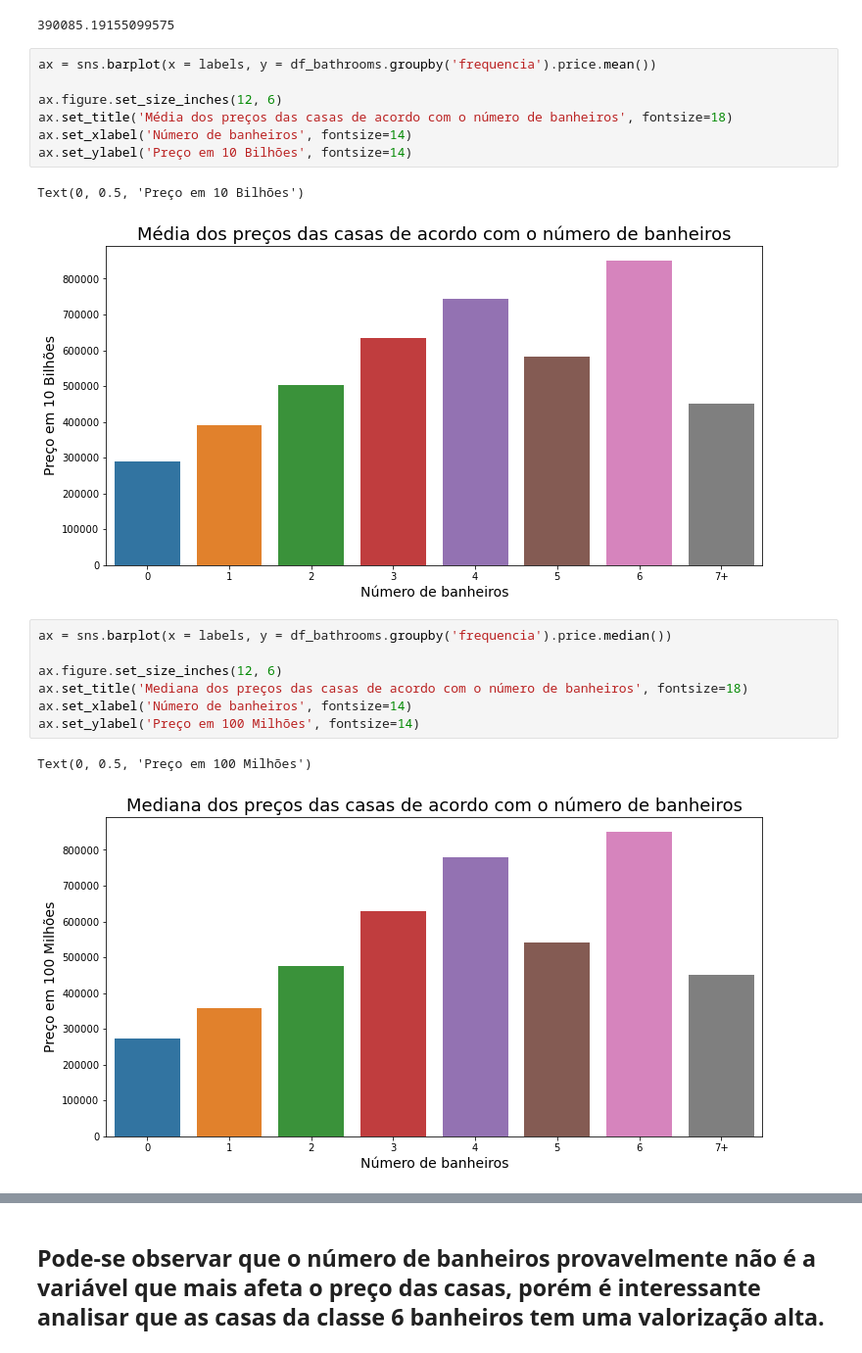
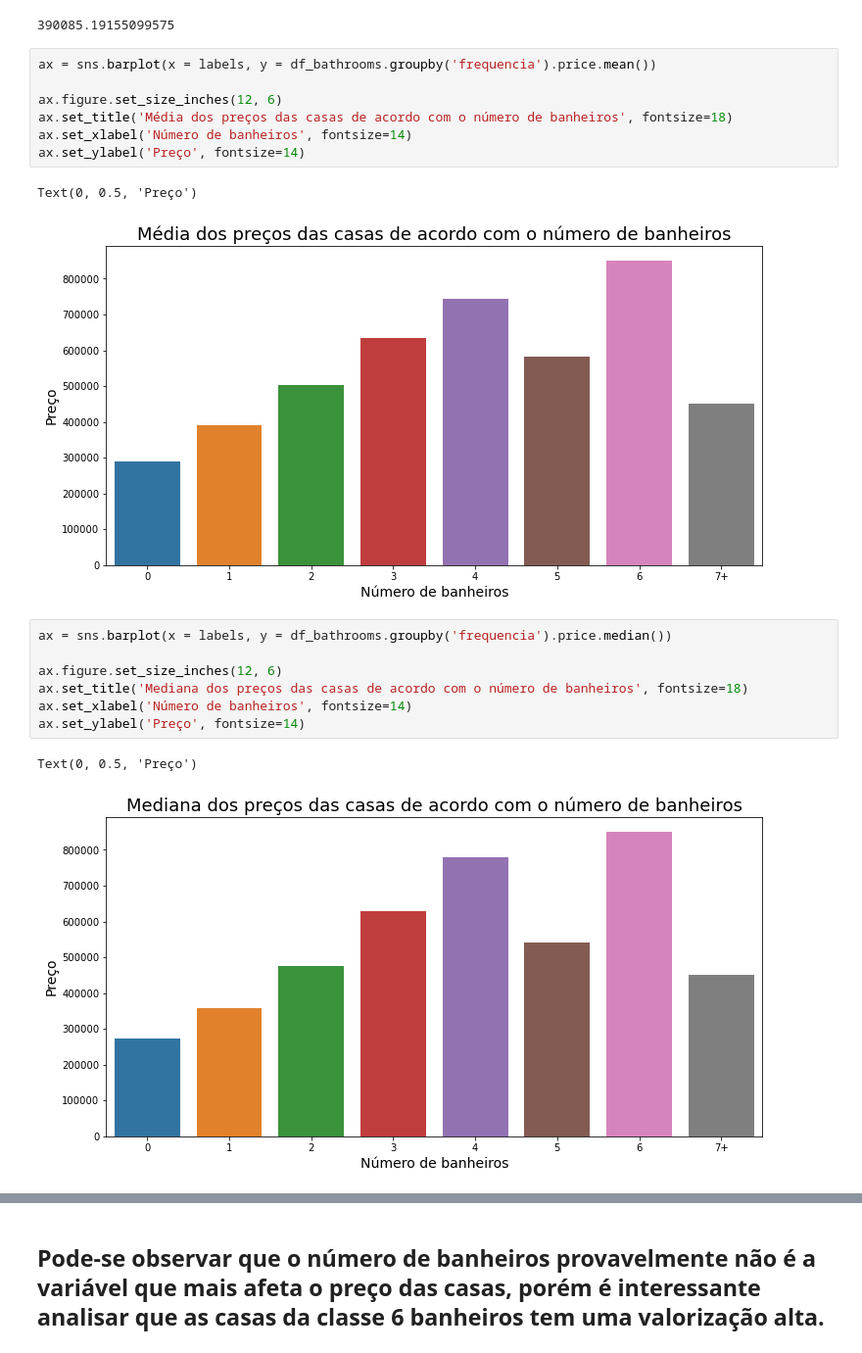
Before and after one commit to Ronan-Castro/KingCounty_House, a Jupyter notebook: Execução/Insights_Terceira_Parte_Graphs.ipynb, the cells around one changed output, grey strips where cells are left out. Shown: that part at 98% size. Cells and saved outputs as stored; diff of their text form.

```diff
--- a/Execução/Insights_Terceira_Parte_Graphs.ipynb
+++ b/Execução/Insights_Terceira_Parte_Graphs.ipynb
@@ -379,23 +379,23 @@ See the caveats in the documentation: https://pandas.pydata.org/pandas-docs/stab
 # %%
 ax = sns.barplot(x = labels, y = df_bathrooms.groupby('frequencia').price.mean())
 
 ax.figure.set_size_inches(12, 6)
 ax.set_title('Média dos preços das casas de acordo com o número de banheiros', fontsize=18)
 ax.set_xlabel('Número de banheiros', fontsize=14)
-ax.set_ylabel('Preço em 10 Bilhões', fontsize=14)
+ax.set_ylabel('Preço', fontsize=14)
 # %% [output]
-Text(0, 0.5, 'Preço em 10 Bilhões')
+Text(0, 0.5, 'Preço')
-[figure, old version]
+[figure, new version]
 # %%
 ax = sns.barplot(x = labels, y = df_bathrooms.groupby('frequencia').price.median())
 
 ax.figure.set_size_inches(12, 6)
 ax.set_title('Mediana dos preços das casas de acordo com o número de banheiros', fontsize=18)
 ax.set_xlabel('Número de banheiros', fontsize=14)
-ax.set_ylabel('Preço em 100 Milhões', fontsize=14)
+ax.set_ylabel('Preço', fontsize=14)
 # %% [output]
-Text(0, 0.5, 'Preço em 100 Milhões')
+Text(0, 0.5, 'Preço')
-[figure, old version]
+[figure, new version]
 # %%
 ax = sns.barplot(x = labels, y = df_bathrooms.groupby('frequencia').price.std())
 
```
Also changed, not shown: parts of 61 cells of this notebook, 13 other files.
